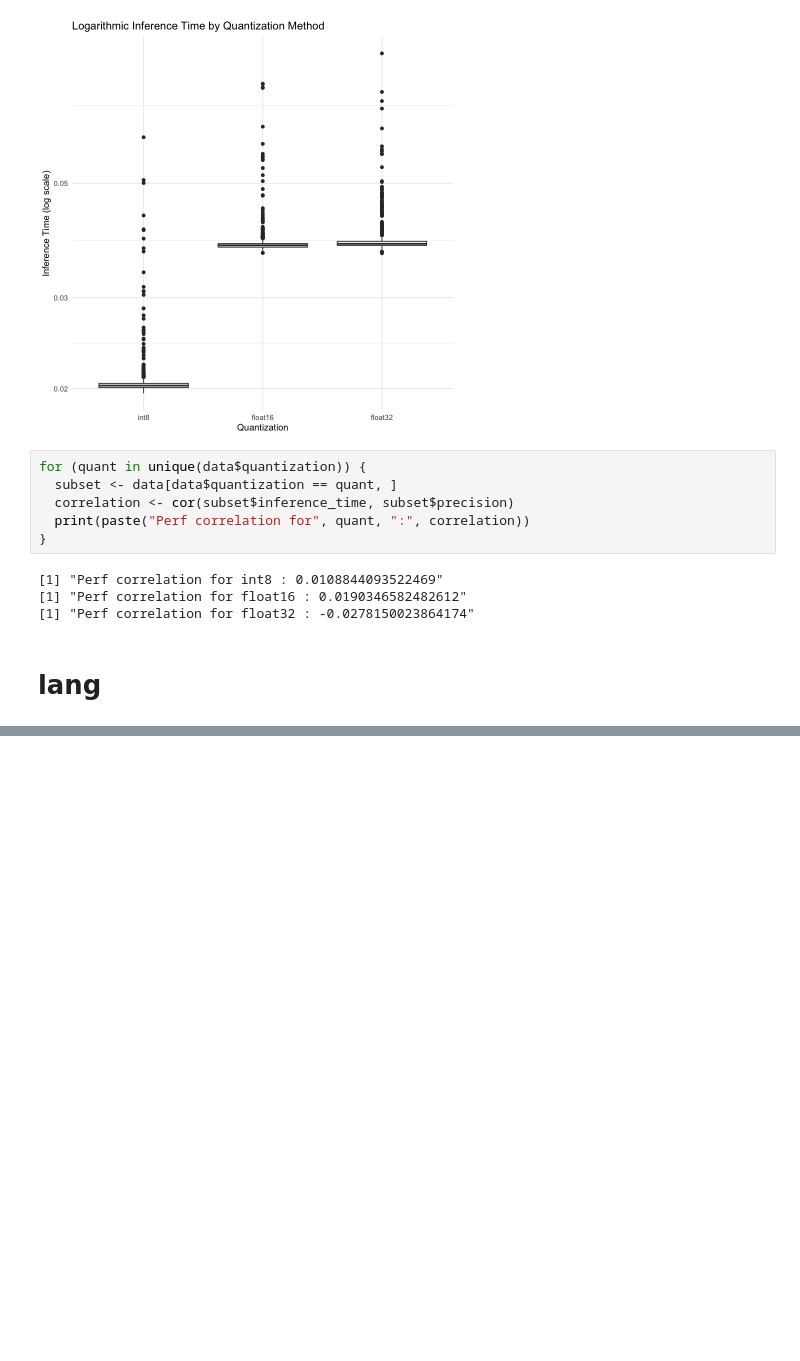
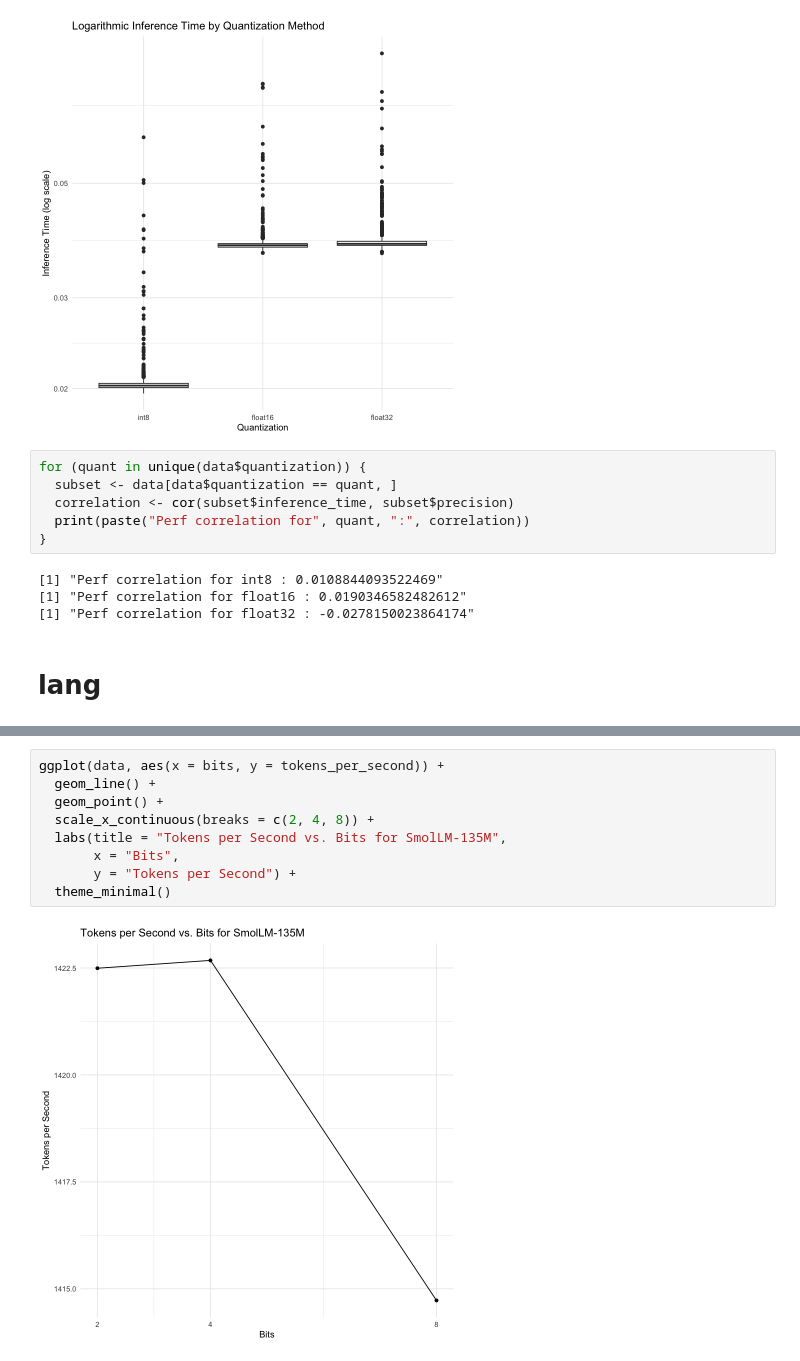
Before and after one commit to sueszli/byte-sized-gains, a Jupyter notebook: src/plot.ipynb, the cells around one changed output, grey strips where cells are left out. Saved outputs shown, nothing was run; the diff lists cells and outputs as text; blank space fills up the shorter version.

```diff
--- a/src/plot.ipynb
+++ b/src/plot.ipynb
@@ -142,0 +177,11 @@ for (quant in unique(data$quantization)) {
+# %%
+ggplot(data, aes(x = bits, y = tokens_per_second)) +
+  geom_line() +
+  geom_point() +
+  scale_x_continuous(breaks = c(2, 4, 8)) +
+  labs(title = "Tokens per Second vs. Bits for SmolLM-135M",
+       x = "Bits",
+       y = "Tokens per Second") +
+  theme_minimal()
+# %% [output]
+[figure, added]
```
Also changed, not shown: parts of 2 cells of this notebook, 1 other file.
